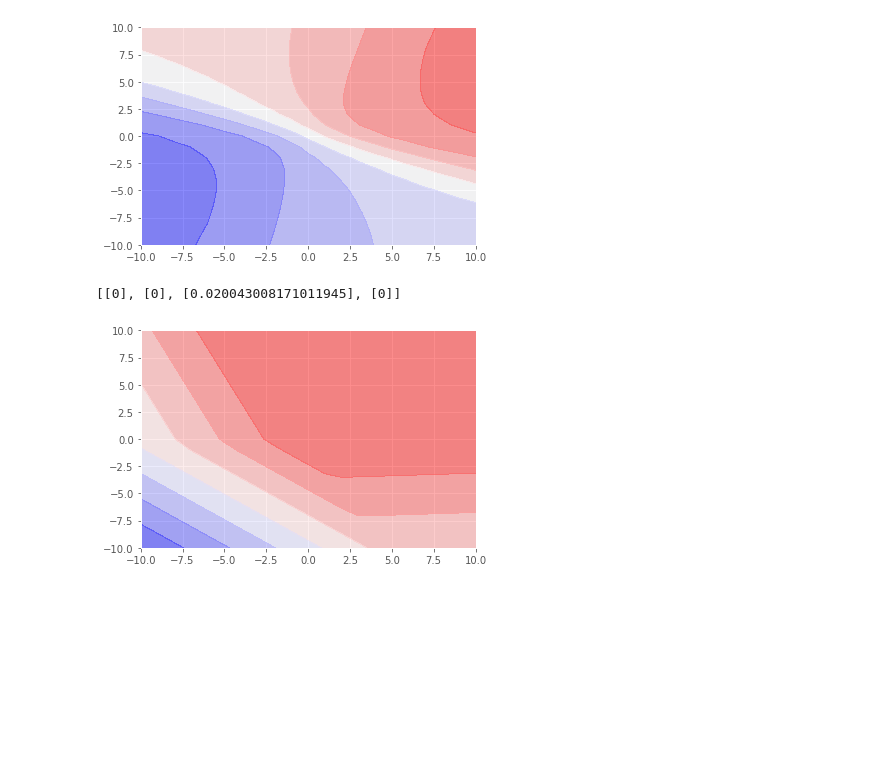
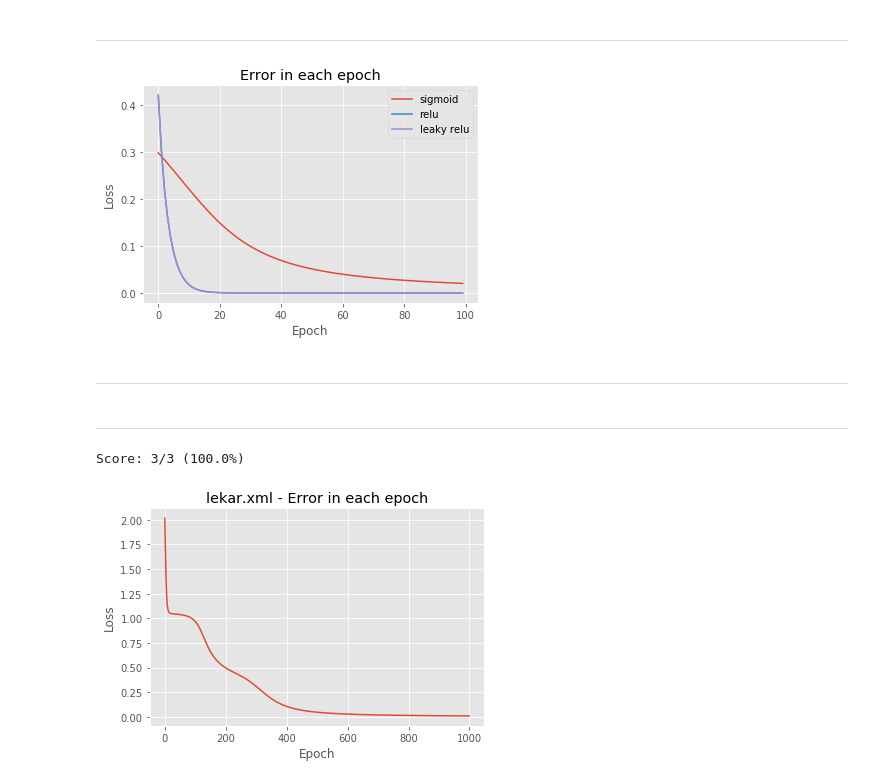
Before and after one commit to JanVargovsky/NS, a Jupyter notebook: backpropagation/backpropagation.ipynb, the cells around one changed output. Cells and saved outputs as stored; diff of their text form; code cells hidden in the pictures; blank space fills up the shorter version.

```diff
--- a/backpropagation/backpropagation.ipynb
+++ b/backpropagation/backpropagation.ipynb
@@ -143,5 +73,0 @@ def plot_space(nn):
-# %%
-nn = NeuralNetworkBuilder.build(len(configuration['inputDescriptions']), configuration['layers'], Sigmoid())
-plot_space(nn)
-# %% [output]
-[figure, removed]
@@ -147,0 +134,2 @@ plot_space(nn)
+# %% [markdown]
+---
@@ -148,9 +176,34 @@ plot_space(nn)
+# %%
+plt.plot(loss_sigmoid, label='sigmoid')
+plt.plot(loss_relu, label='relu')
+plt.plot(loss_leakyrelu, label='leaky relu')
+plt.legend()
+plt.title("Error in each epoch")
+plt.xlabel("Epoch")
+plt.ylabel("Loss")
+plt.show()
+# %% [output]
+[figure, added]
+# %% [markdown]
+---
 # %%
-nn = NeuralNetworkBuilder.build(2, [2, 1], Relu())
+# XOR ... doesnt work for some reason
+nn = NeuralNetworkBuilder.build(2, [2, 2, 1], Sigmoid())
 train_x = [[0, 0], [0, 1], [1, 0], [1, 1]]
-train_y = [0, 1, 1, 0]
+train_y = [[0], [1], [1], [0]]
+
 display(nn.predict(train_x))
 plot_space(nn)
+plt.show()
+
+epochs = 1000
+loss = []
+for i in range(epochs):
+    #display(nn.predict(train_x))
+    loss.append(nn.train(train_x, train_y, 1))
+
+display(nn.predict(train_x))
+plot_space(nn)
+plt.show()
+plt.plot(loss)
+plt.show()
-# %% [output]
-[[0], [0], [0.020043008171011945], [0]]
-[figure, removed]
@@ -164,0 +210,2 @@ nn.train(train_x, train_y, configuration['learningRate'])
+# %% [markdown]
+---
@@ -164,0 +244,13 @@ nn.train(train_x, train_y, configuration['learningRate'])
+# %%
+c = load_file("lekar.xml")
+epochs = 1000
+nn, loss_sigmoid = run_configuration(c, epochs, Sigmoid())
+
+plt.plot(loss_sigmoid)
+plt.title("lekar.xml - Error in each epoch")
+plt.xlabel("Epoch")
+plt.ylabel("Loss")
+plt.show()
+# %% [output]
+Score: 3/3 (100.0%)
+[figure, added]
```
Also changed, not shown: parts of 12 cells of this notebook, 1 other file.
